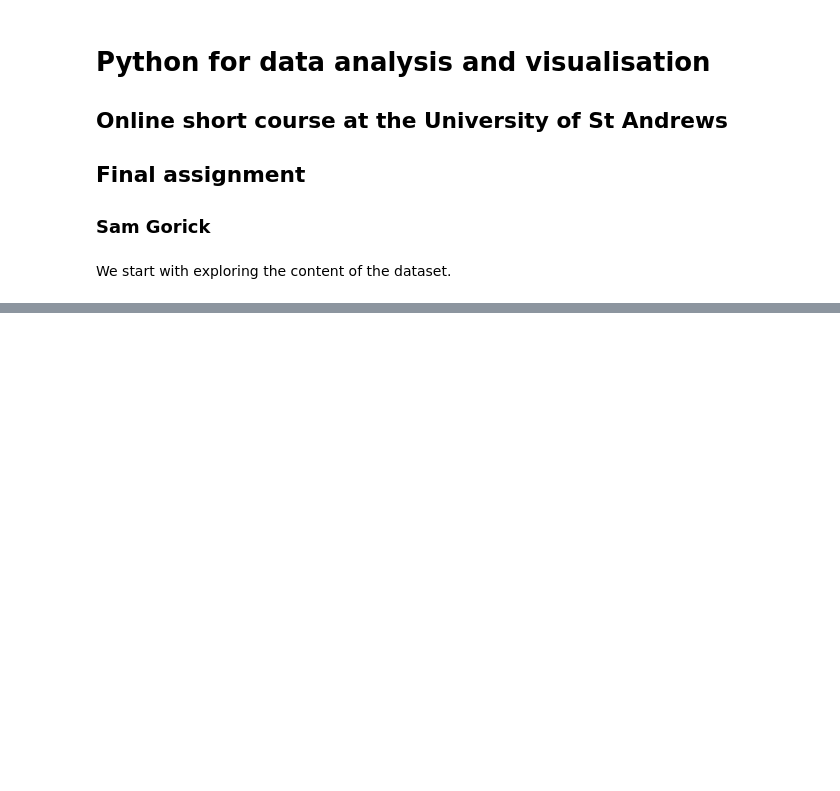
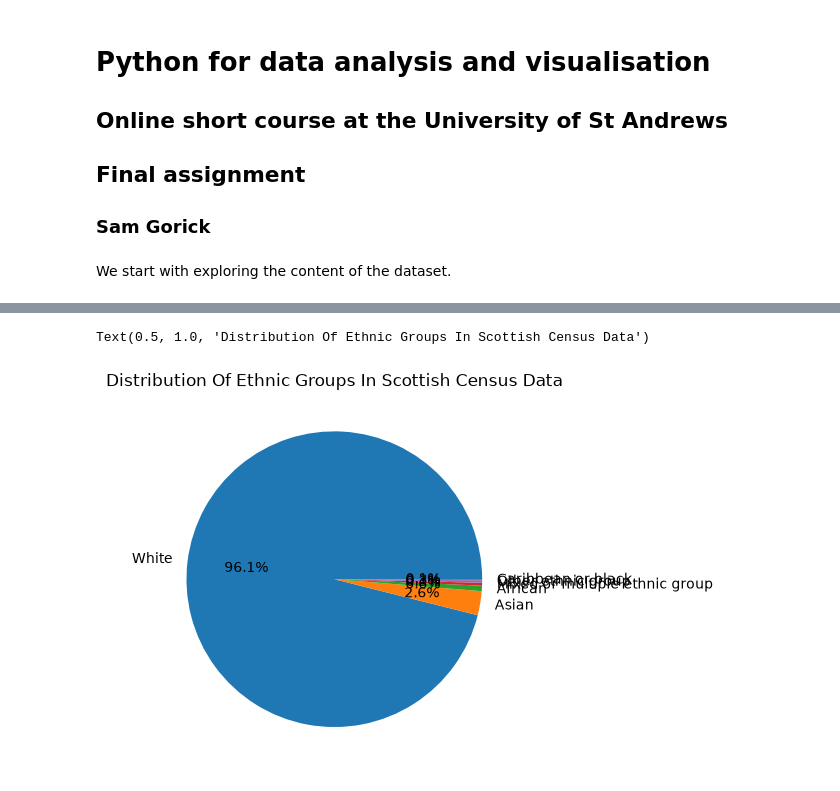
Before and after one commit to goricksamuel-ops/PyProject, a Jupyter notebook: notebooks/census2011.ipynb, the cells around one changed output, grey strips where cells are left out. Saved outputs shown, nothing was run; the diff lists cells and outputs as text; code cells hidden in the pictures; blank space fills up the shorter version.

```diff
--- a/notebooks/census2011.ipynb
+++ b/notebooks/census2011.ipynb
@@ -30,0 +233,15 @@ df.filter()
+# %%
+# Ethnic Group Distribution
+ethnic_group = df_mapped["Ethnic_Group"].value_counts(dropna=False).reset_index()
+ethnic_group.columns = ["Ethnic Group", "Count"]
+
+labels = ethnic_group["Ethnic Group"]
+sizes = ethnic_group["Count"]
+
+# Create Pie Chart and Add percentages
+fig, ax = pyp.subplots()
+ax.pie(sizes, labels=labels, autopct="%1.1f%%")
+ax.set_title("Distribution Of Ethnic Groups In Scottish Census Data")
+# %% [output]
+Text(0.5, 1.0, 'Distribution Of Ethnic Groups In Scottish Census Data')
+[figure, added]
```
Also changed, not shown: parts of 19 cells of this notebook, 2 other files.
